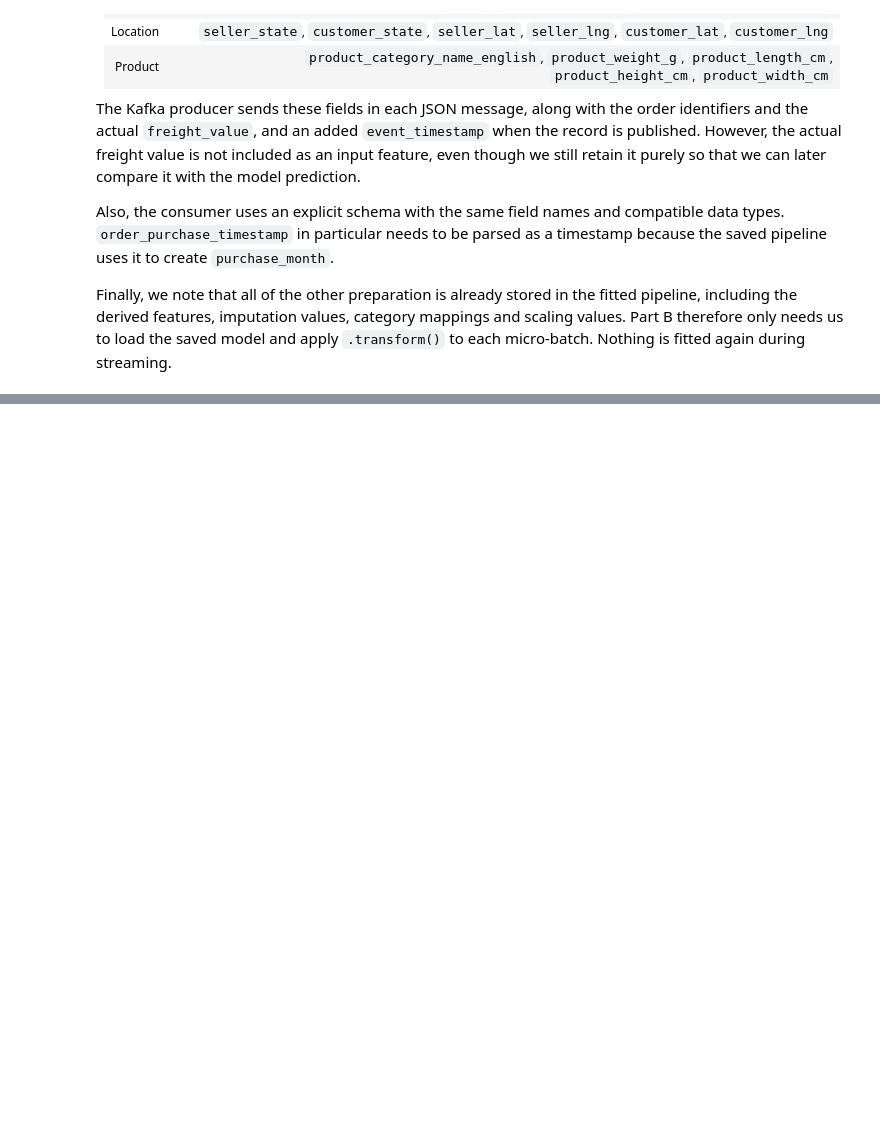
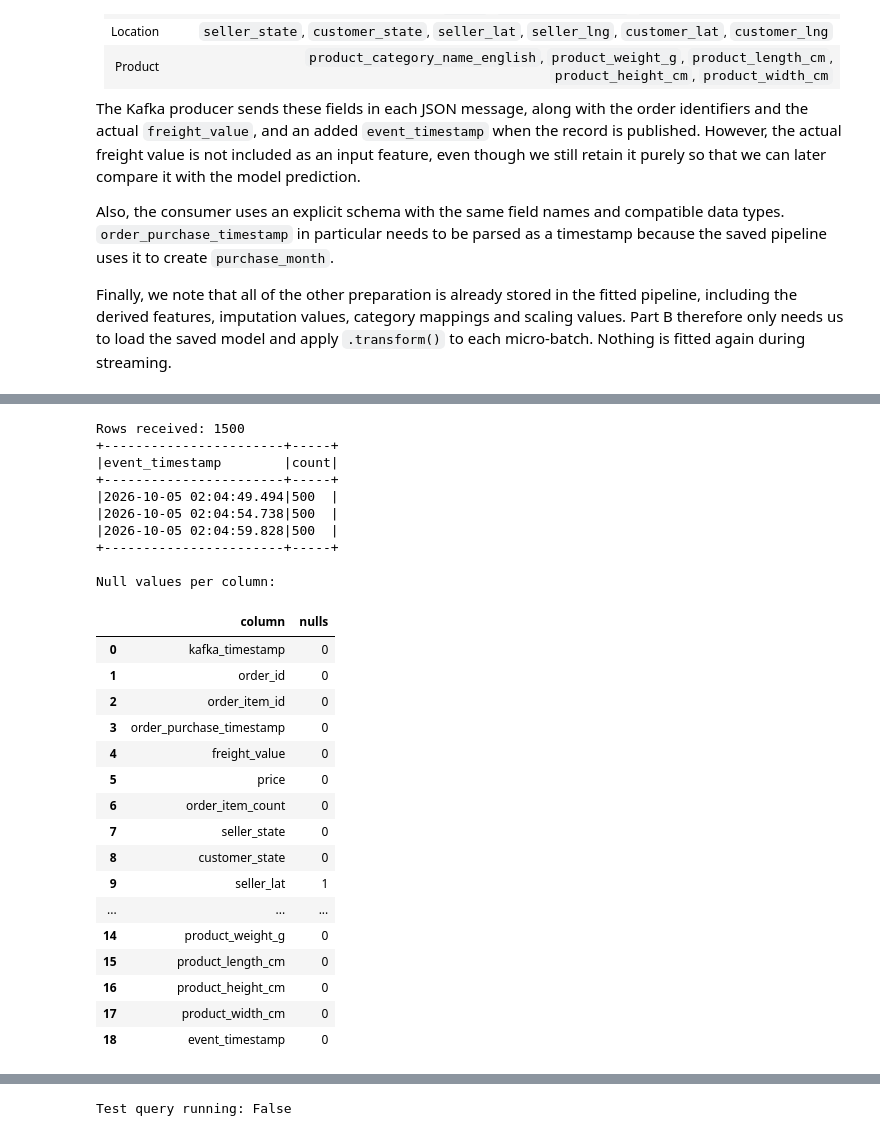
Before and after one commit to mounisha-dev21/ito5202-assessment2-streaming, a Jupyter notebook: assessment2.ipynb, the cells around one changed output, grey strips where cells are left out. Drawn from its saved outputs; the diff is of its cells as text; code cells hidden in the pictures; blank space fills up the shorter version.

Commit message:
Added Structured Streaming consumer and verify Kafka JSON parsing

```diff
--- a/assessment2.ipynb
+++ b/assessment2.ipynb
@@ -2455,0 +2605,75 @@ Finally, we note that all of the other preparation is already stored in the fitt
+# %%
+# Read records written by the test query
+parse_check = spark.sql(
+    "SELECT * FROM parse_test"
+)
+
+# Check the expected number of rows
+row_count = parse_check.count()
+print("Rows received:", row_count)
+
+# Check each batch should share event timestamp
+parse_check.groupBy(
+    "event_timestamp"
+).count().orderBy(
+    "event_timestamp"
+).show(truncate=False)
+
+
+# Count null values
+print("Null values per column:")
+
+null_results = []
+
+for column in parse_check.columns:
+    null_count = parse_check.filter(
+        F.col(column).isNull()
+    ).count()
+
+    null_results.append({
+        "column": column,
+        "nulls": null_count
+    })
+
+null_table = pd.DataFrame(null_results)
+
+display(null_table)
+
+
+# Show a few parsed records
+parse_check.select(
+    "event_timestamp",
+    "order_id",
+    "order_purchase_timestamp",
+    "price",
+    "product_weight_g",
+    "freight_value"
+).show(3, truncate=False)
+# %% [output]
+Rows received: 1500
++-----------------------+-----+
+|event_timestamp        |count|
++-----------------------+-----+
+|2026-10-05 02:04:49.494|500  |
+|2026-10-05 02:04:54.738|500  |
+|2026-10-05 02:04:59.828|500  |
++-----------------------+-----+
+
+Null values per column:
+|  | column | nulls |
+| 0 | kafka_timestamp | 0 |
+| 1 | order_id | 0 |
+| 2 | order_item_id | 0 |
+| 3 | order_purchase_timestamp | 0 |
+| 4 | freight_value | 0 |
+| 5 | price | 0 |
+| 6 | order_item_count | 0 |
+| 7 | seller_state | 0 |
+| 8 | customer_state | 0 |
+| 9 | seller_lat | 1 |
+| ... | ... | ... |
+| 14 | product_weight_g | 0 |
+| 15 | product_length_cm | 0 |
+| 16 | product_height_cm | 0 |
+| 17 | product_width_cm | 0 |
+| 18 | event_timestamp | 0 |
@@ -2455,0 +2688,5 @@ Finally, we note that all of the other preparation is already stored in the fitt
+# %%
+parse_test_query.stop()
+print("Test query running:", parse_test_query.isActive)
+# %% [output]
+Test query running: False
```
Also changed, not shown: parts of 14 cells of this notebook.
